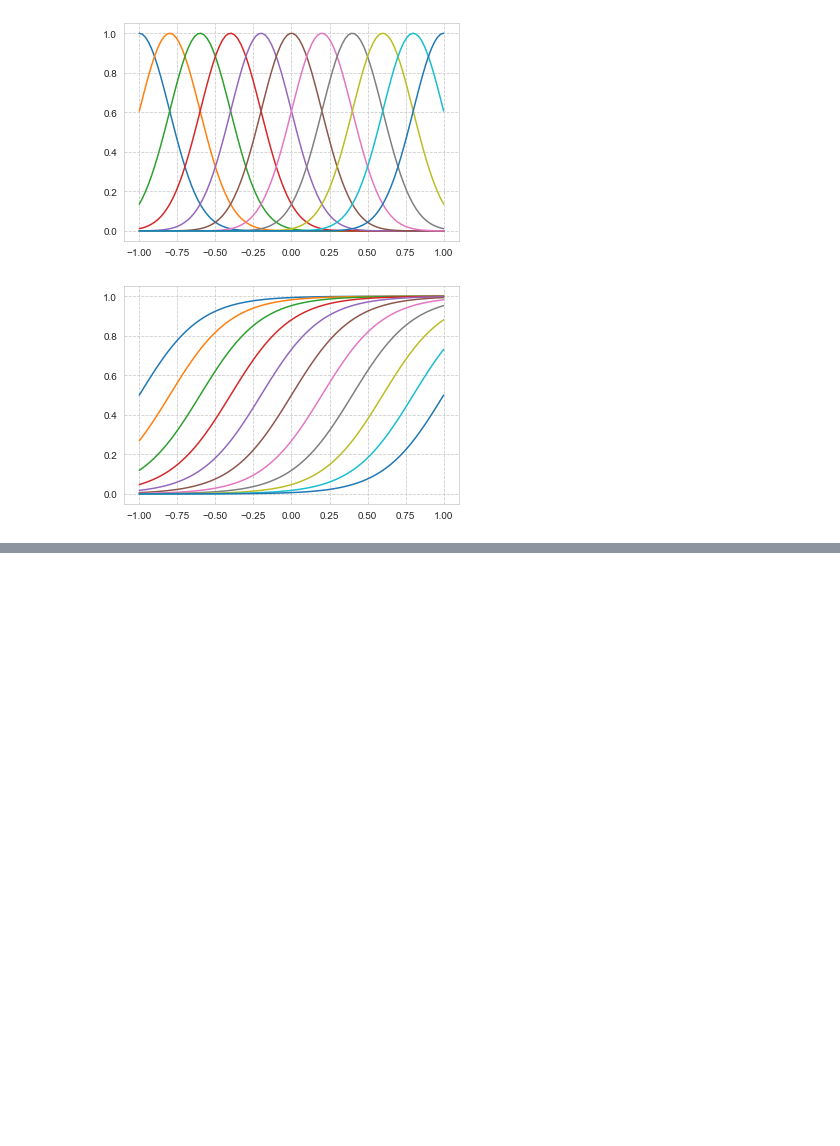
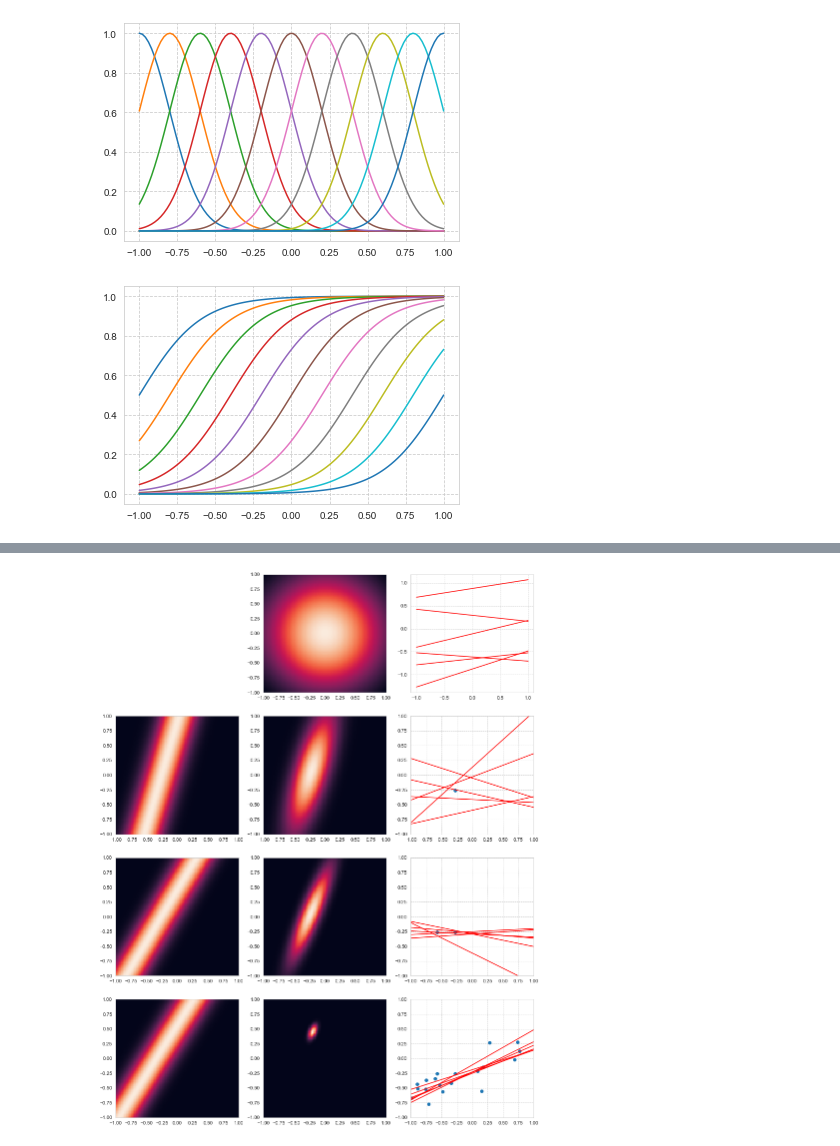
Before and after one commit to Asunaro276/PRML, a Jupyter notebook: lesson3.ipynb, the cells around one changed output, grey strips where cells are left out. Cells and saved outputs as stored; diff of their text form; code cells hidden in the pictures; blank space fills up the shorter version.

```diff
--- a/lesson3.ipynb
+++ b/lesson3.ipynb
@@ -33,0 +109,46 @@ for mu in np.linspace(-1, 1, 11):
+# %%
+plt.figure(figsize=(15, 20))
+
+alpha = 2.0
+beta = 25
+M = 2
+w_line = np.linspace(-1, 1, 100)
+W = np.meshgrid(w_line, w_line)
+
+
+# 学習前
+P_pri = alpha**(1/2) / (2*pi) * exp(-W[0]**2-W[1]**2)
+plt.subplot(4, 3, 2)
+plt.pcolormesh(W[0], W[1], P_pri)
+
+x_line = np.linspace(-1, 1, 100)
+for i in range(6):
+    w = sample_MD(w_line, P_pri, 6, M)
+    y = w[i, 0] + w[i, 1] * x_line
+    plt.subplot(4, 3, 3)
+    plt.plot(x_line, y, color='red')
+
+# 学習後
+
+for i, N in enumerate([1, 2, 20]):
+    P_like = 1
+    for n in range(N):
+        p_l = beta**(1/2) / (2*pi) * exp(- beta/2 * (t[n] - (W[0] + W[1] * x[n]))**2)
+        P_like *= p_l
+    plt.subplot(4, 3, 3*i+4)
+    plt.pcolormesh(W[0], W[1], p_l)
+    P_post = P_pri * P_like
+    P_post /= P_post.max()
+    plt.subplot(4, 3, 3*i+5)
+    plt.pcolormesh(W[0], W[1], P_post)
+    w = sample_MD(w_line, P_post, 6, M)
+    plt.subplot(4, 3, 3*i+6)
+    for i in range(6):
+        y = w[i, 0] + w[i, 1] * x_line
+        plt.plot(x_line, y, color='red')
+    plt.scatter(x[:N], t[:N])
+    plt.xlim(-1, 1)
+    plt.ylim(-1, 1)
+    P_pri = P_post.copy()
+# %% [output]
+[figure, added]
```
Also changed, not shown: parts of 10 cells of this notebook, 3 other files.
